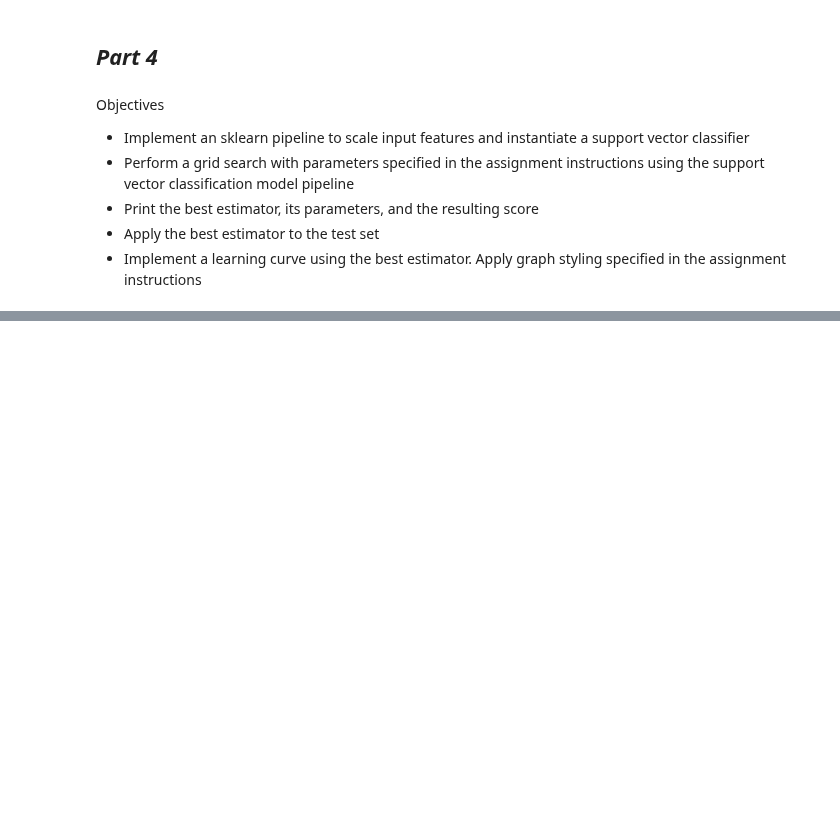
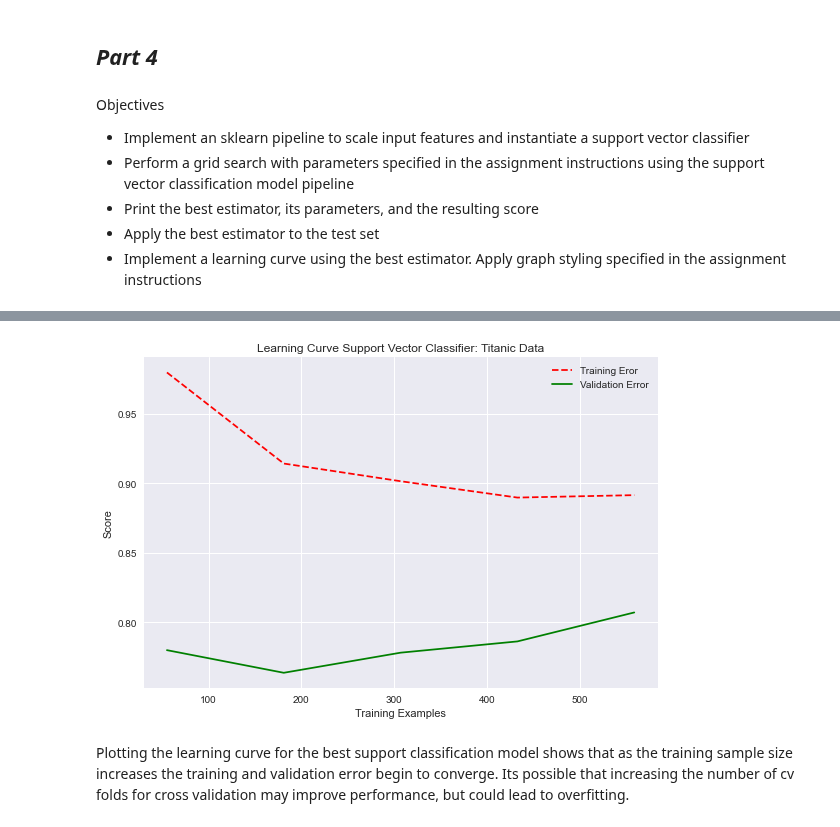
Before and after one commit to benkarabinus/nerdy_data_stuff, a Jupyter notebook: DU/COMP4432/Assignment3/Ben_Karabinus_Assignment3.ipynb, the cells around one changed output, grey strips where cells are left out. Drawn from its saved outputs; the diff is of its cells as text; code cells hidden in the pictures; blank space fills up the shorter version.

Commit message:
COMP 4432 Assignment 3 final push

```diff
--- a/DU/COMP4432/Assignment3/Ben_Karabinus_Assignment3.ipynb
+++ b/DU/COMP4432/Assignment3/Ben_Karabinus_Assignment3.ipynb
@@ -453,3 +405,10 @@ Objectives
 - Print the best estimator, its parameters, and the resulting score
 - Apply the best estimator to the test set
 - Implement a learning curve using the best estimator. Apply graph styling specified in the assignment instructions
+# %%
+"""Implement an sklearn pipeline to scale input features and instantiate a
+support vector classifier
+"""
+
+svc_pipeline = Pipeline([('scaler', StandardScaler()), ('svc',SVC())])
+svc_pipeline.fit(X_train, y_train)
@@ -455,0 +417,8 @@ Objectives
+# %%
+"""Perform a grid search with parameters specified in the assignment instructions using
+the support vector classification model pipeline
+"""
+
+params = {'svc__kernel': ['rbf'], 'svc__gamma': [0.0001, 0.001, 0.01, 0.1, 1], 'svc__C': [1, 10, 50, 100, 200, 300]}
+grid_search = GridSearchCV(svc_pipeline, params)
+grid_search.fit(X_train, y_train)
@@ -455,0 +462,23 @@ Objectives
+# %%
+"""plot learning curve"""
+
+train_sizes, train_scores, test_scores = learning_curve(grid_search.best_estimator_, X_train, y_train,cv=10,
+                                                            scoring='accuracy')
+train_mean =  np.mean(train_scores, axis=1)
+train_std = np.std(train_scores, axis=1)
+test_mean =  np.mean(test_scores,  axis=1)
+test_std = np.std(test_scores, axis=1)
+
+plt.style.use('seaborn')
+plt.plot(train_sizes, train_mean, '--', color='red', label='Training Eror')
+plt.plot(train_sizes, test_mean, color='green', label='Validation Error')
+plt.ylabel('Score')
+plt.xlabel('Training Examples')
+plt.title('Learning Curve Support Vector Classifier: Titanic Data')
+plt.legend()
+plt.tight_layout()
+plt.show()
+# %% [output]
+[figure, added]
+# %% [markdown]
+Plotting the learning curve for the best support classification model shows that as the training sample size increases the training and validation error begin to converge. Its possible that increasing the number of cv folds for cross validation may improve performance, but could lead to overfitting.
```
Also changed, not shown: parts of 15 cells of this notebook.
